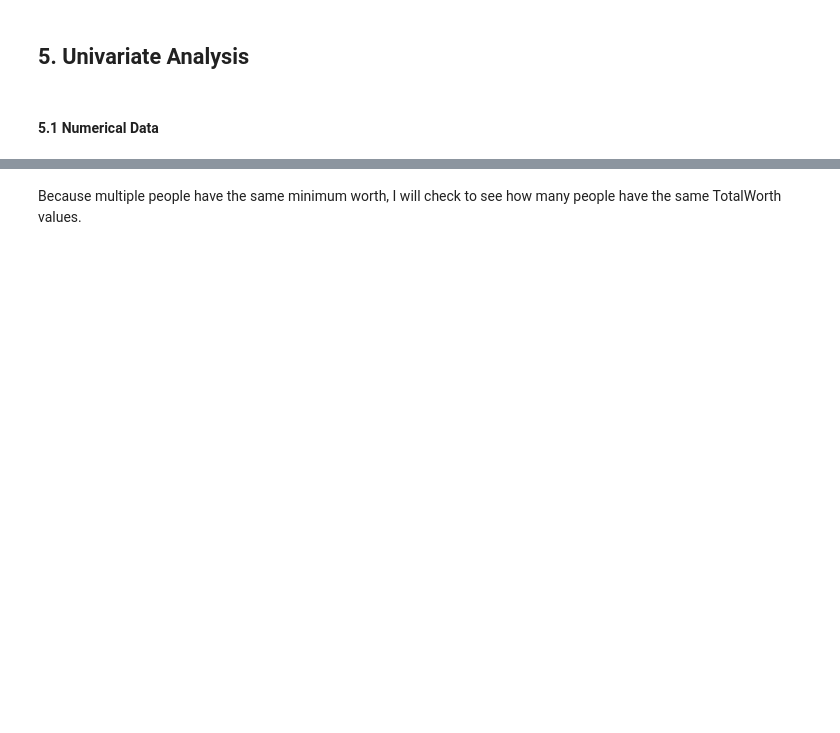
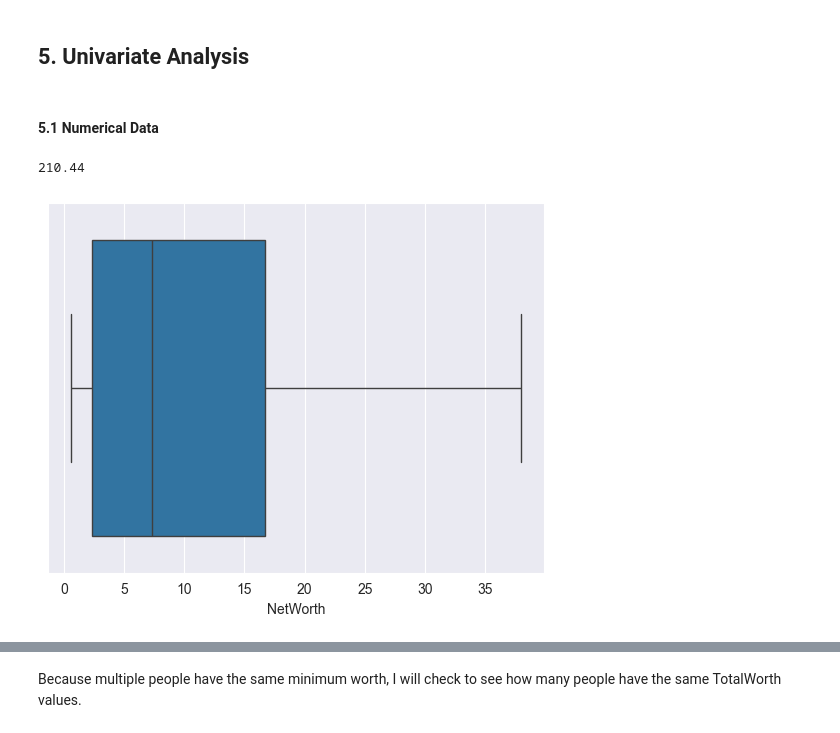
Before and after one commit to nnandani25/BillionaireData-Analysis, a Jupyter notebook: dataanalysis.ipynb, the cells around one changed output, grey strips where cells are left out. Saved outputs shown, nothing was run; the diff lists cells and outputs as text; code cells hidden in the pictures; blank space fills up the shorter version.

```diff
--- a/dataanalysis.ipynb
+++ b/dataanalysis.ipynb
@@ -33,10 +66,10 @@ df.shape
 # %% [markdown]
 #### 4.2 Renaming Columns
 # %%
-# Rename our columns for consistency
-# THe standard year will be 2023, so anything that is not in 2023 will include a year
+# Rename columns for consistency
+# The standard year will be 2023, so anything that is not in 2023 will include a year
 df = df.rename(columns={'population_2024':'Population_2024',
-                   'Country_land_area':'Land_Area',
+                   'Country_land_area':'LandArea',
                    'country':'Country',
                    'population_densityMi': 'Population_Density',
                     'Population_growthRate' : 'Population_GrowthRate',
@@ -60,5 +119,5 @@ Because less than 10% of the values are null in each column, I will not drop any
 # %% [markdown]
 #### 4.5 Sorting the Data
 # %%
-# Sorting the data by having the richest first
-df = df.sort_values("NetWorth", ascending = False)
+# Sorting the data by having the richest first just to see who is richest
+df.sort_values("NetWorth", ascending = False)
@@ -66,3 +139,17 @@ df = df.sort_values("NetWorth", ascending = False)
 ## 5. Univariate Analysis
 # %% [markdown]
 #### 5.1 Numerical Data
+# %%
+# Boxplot for the net worth of the billionaires
+# Showfliers removes the outliers, I looked up how to do this
+sns.boxplot(data=df, x="NetWorth", showfliers=False)
+
+# Finding the data for the person with the highest and lowest net worth
+df.loc[df["NetWorth"] == df["NetWorth"].max()]
+df.loc[df["NetWorth"] == df["NetWorth"].min()]
+
+# Range of the net worths
+df["NetWorth"].max() - df["NetWorth"].min()
+# %% [output]
+210.44
+[figure, added]
```
Also changed, not shown: parts of 89 cells of this notebook.
